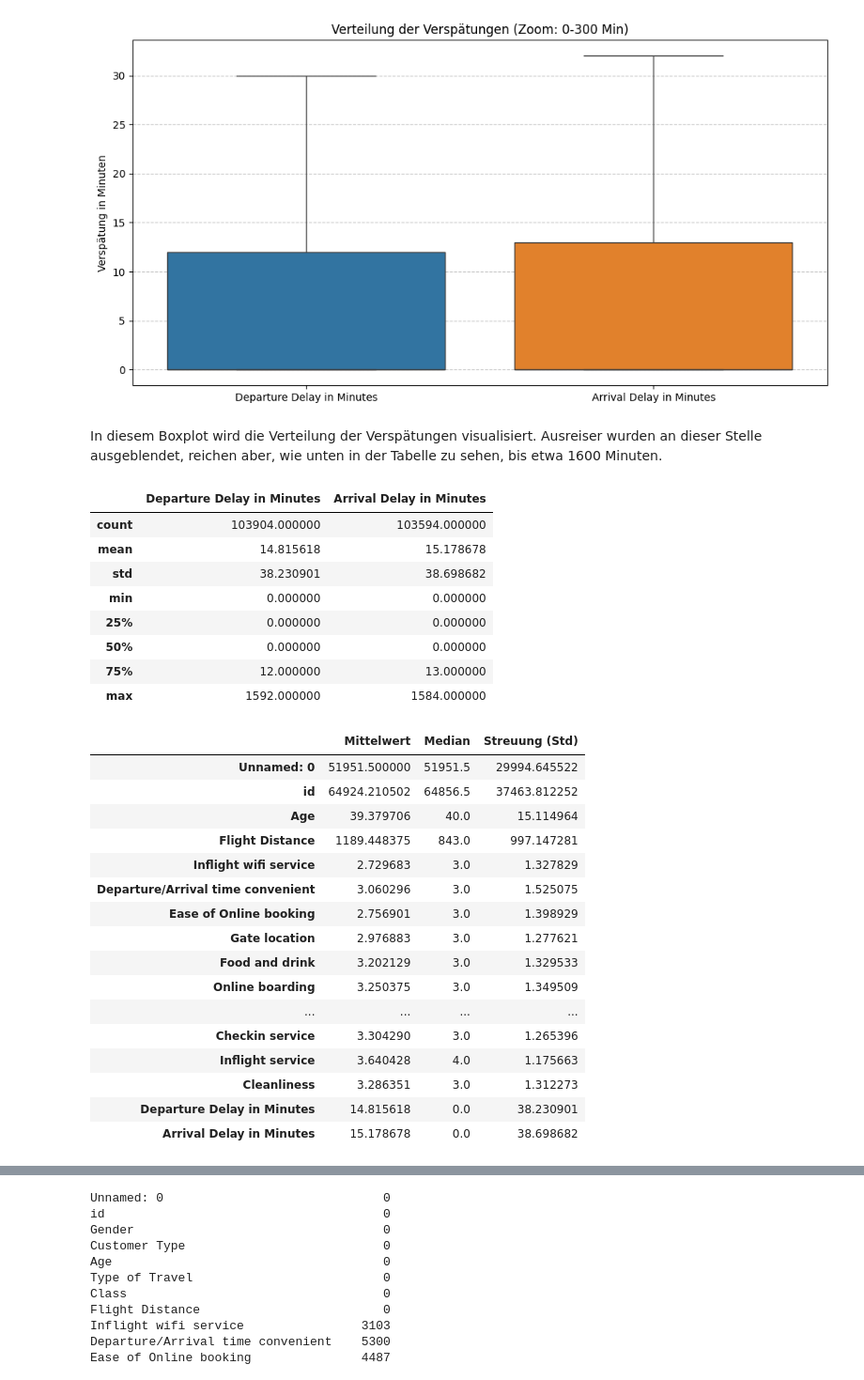
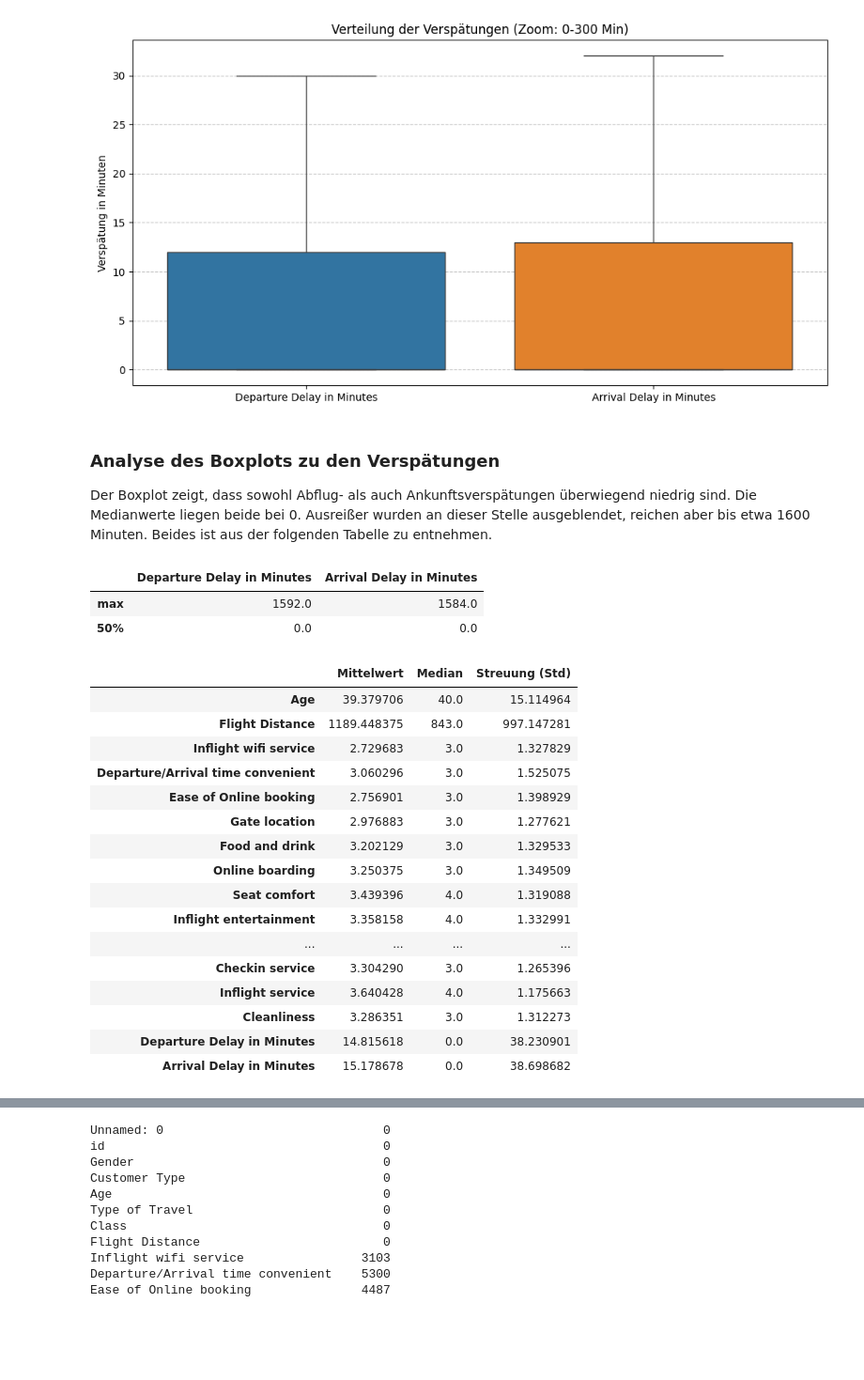
Before and after one commit to Sulphur1407/DSKI-Portfolio-1, a Jupyter notebook: PortfolioFinalVersion.ipynb, the cells around one changed output, grey strips where cells are left out. Shown at 94% size. Cells and saved outputs as stored; diff of their text form; code cells hidden in the pictures; blank space fills up the shorter version.

```diff
--- a/PortfolioFinalVersion.ipynb
+++ b/PortfolioFinalVersion.ipynb
@@ -265,22 +270,21 @@ plt.grid(axis='y', linestyle='--', alpha=0.7) # Hilfslinien hinzufügen
 plt.show()
 # %% [output]
 [figure]
-# %% [markdown]
-In diesem Boxplot wird die Verteilung der Verspätungen visualisiert. Ausreiser wurden an dieser Stelle ausgeblendet, reichen aber, wie unten in der Tabelle zu sehen, bis etwa 1600 Minuten.
+# %% [markdown]
+### Analyse des Boxplots zu den Verspätungen
+
+Der Boxplot zeigt, dass sowohl Abflug- als auch Ankunftsverspätungen überwiegend niedrig sind. Die Medianwerte liegen beide bei 0. Ausreißer wurden an dieser Stelle ausgeblendet, reichen aber bis etwa 1600 Minuten. Beides ist aus der folgenden Tabelle zu entnehmen.
 # %%
-df[["Departure Delay in Minutes", "Arrival Delay in Minutes"]].describe()
+df[["Departure Delay in Minutes", "Arrival Delay in Minutes"]].describe().loc[["max","50%"]]
 # %% [output]
 |  | Departure Delay in Minutes | Arrival Delay in Minutes |
-| count | 103904.000000 | 103594.000000 |
-| mean | 14.815618 | 15.178678 |
-| std | 38.230901 | 38.698682 |
-| min | 0.000000 | 0.000000 |
-| 25% | 0.000000 | 0.000000 |
-| 50% | 0.000000 | 0.000000 |
-| 75% | 12.000000 | 13.000000 |
-| max | 1592.000000 | 1584.000000 |
+| max | 1592.0 | 1584.0 |
+| 50% | 0.0 | 0.0 |
 # %%
 numeric_cols = df.select_dtypes(include=[np.number]).columns
+
+numeric_cols = [e for e in numeric_cols if e != "id" and e != "Unnamed: 0"] # Technische Werte wurden entfernt
+
 
 summary_stats = pd.DataFrame({
     "Mittelwert": df[numeric_cols].mean(),
@@ -290,8 +294,6 @@ summary_stats = pd.DataFrame({
 summary_stats
 # %% [output]
 |  | Mittelwert | Median | Streuung (Std) |
-| Unnamed: 0 | 51951.500000 | 51951.5 | 29994.645522 |
-| id | 64924.210502 | 64856.5 | 37463.812252 |
 | Age | 39.379706 | 40.0 | 15.114964 |
 | Flight Distance | 1189.448375 | 843.0 | 997.147281 |
 | Inflight wifi service | 2.729683 | 3.0 | 1.327829 |
@@ -300,6 +302,8 @@ summary_stats
 | Gate location | 2.976883 | 3.0 | 1.277621 |
 | Food and drink | 3.202129 | 3.0 | 1.329533 |
 | Online boarding | 3.250375 | 3.0 | 1.349509 |
+| Seat comfort | 3.439396 | 4.0 | 1.319088 |
+| Inflight entertainment | 3.358158 | 4.0 | 1.332991 |
 | ... | ... | ... | ... |
 | Checkin service | 3.304290 | 3.0 | 1.265396 |
 | Inflight service | 3.640428 | 4.0 | 1.175663 |
```
Also changed, not shown: parts of 34 cells of this notebook.
